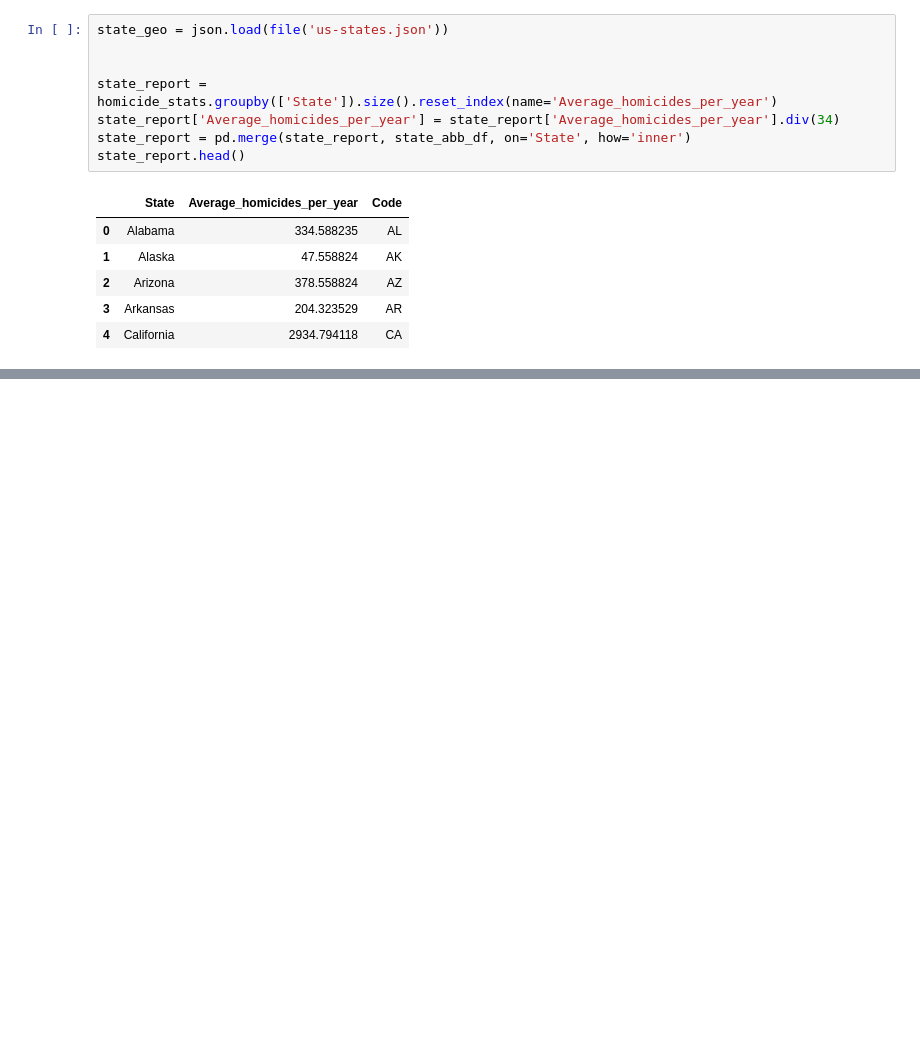
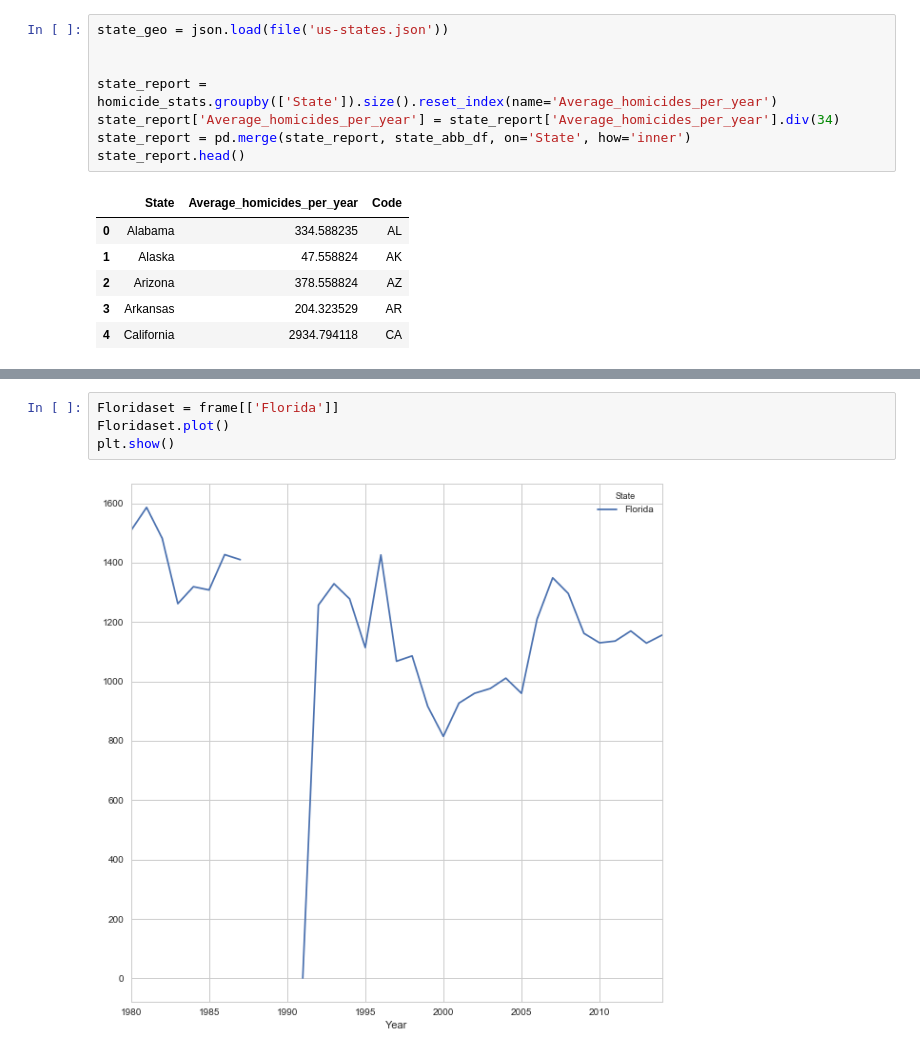
Before and after one commit to ashwin53/HomicideReport, a Jupyter notebook: HomicideReportVisualization.ipynb, the cells around one changed output, grey strips where cells are left out. Drawn from its saved outputs; the diff is of its cells as text; blank space fills up the shorter version.

```diff
--- a/HomicideReportVisualization.ipynb
+++ b/HomicideReportVisualization.ipynb
@@ -325,0 +674,6 @@ map
+# %%
+Floridaset = frame[['Florida']]
+Floridaset.plot()
+plt.show()
+# %% [output]
+[figure, added]
```
Also changed, not shown: parts of 45 cells of this notebook, 2 other files.
